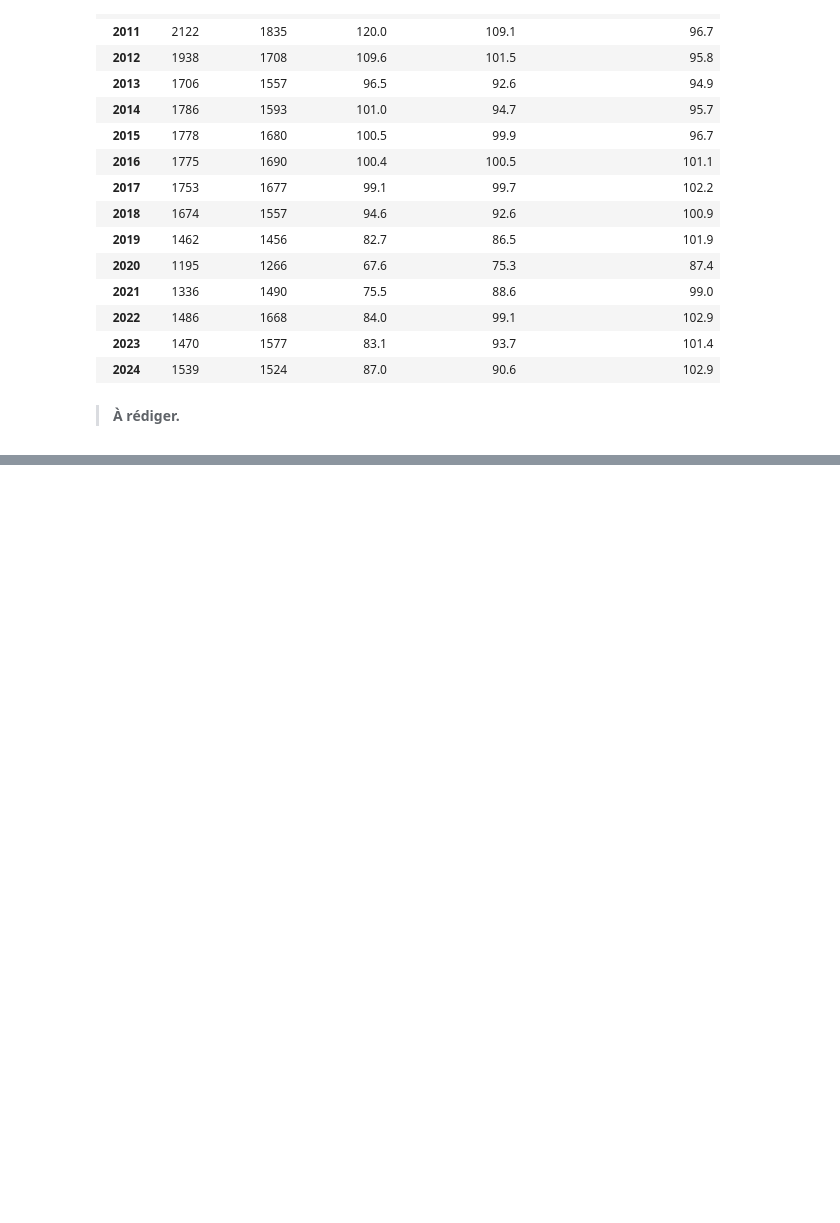
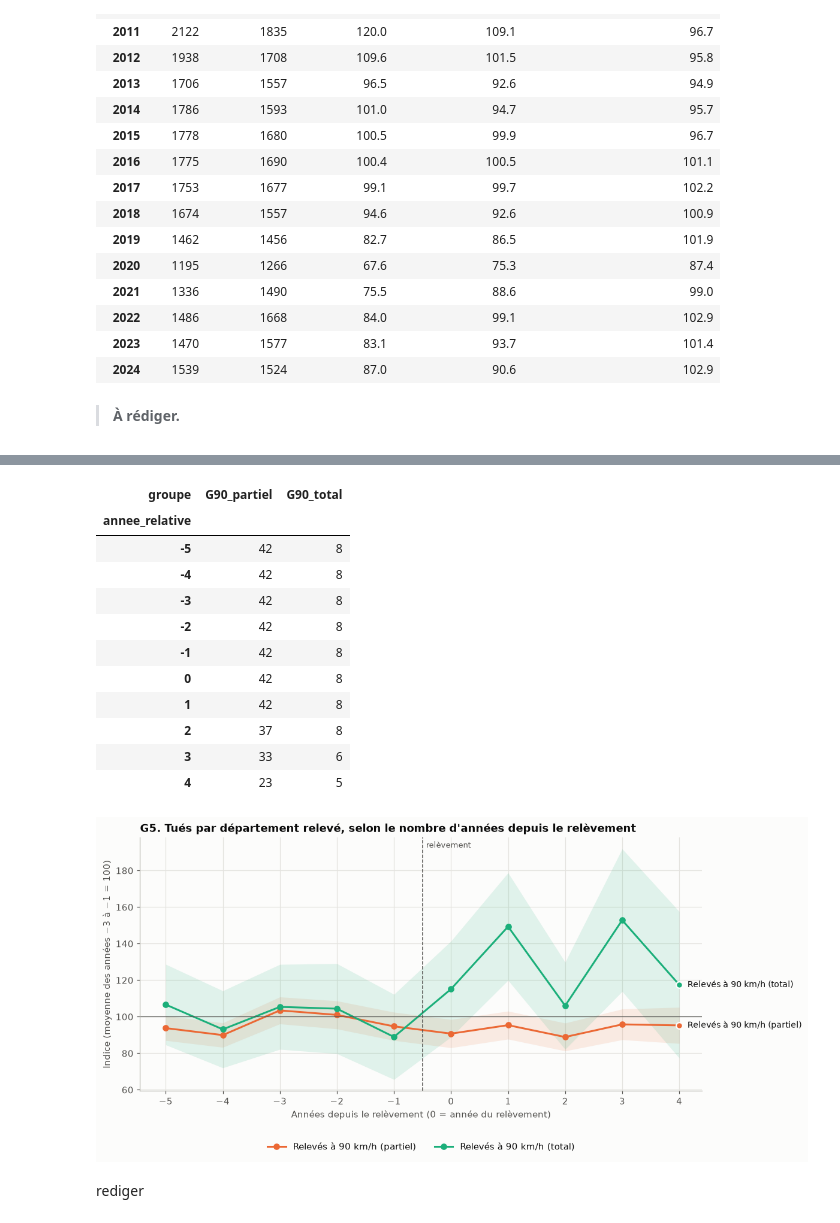
Before and after one commit to heloisegonon/projet-80kmh, a Jupyter notebook: main.ipynb, the cells around one changed output, grey strips where cells are left out. Cells and saved outputs as stored; diff of their text form; code cells hidden in the pictures; blank space fills up the shorter version.

Commit message:
Parties 4.1 4.2 4.3 du main avec compléments indicateurs nécessaires

```diff
--- a/main.ipynb
+++ b/main.ipynb
@@ -210,0 +244,20 @@ display(bilan[["tues_80", "tues_temoin", "indice_tues_80", "indice_tues_temoin",
+# %%
+evenement = ind.etude_evenement(panel, variable=VARIABLE_Q2)
+gr.tracer_evenement(evenement);
+display(evenement.pivot(index="annee_relative", columns="groupe", values="nb_departements"))
+# %% [output]
+| groupe | G90_partiel | G90_total |
+| annee_relative |  |  |
+| -5 | 42 | 8 |
+| -4 | 42 | 8 |
+| -3 | 42 | 8 |
+| -2 | 42 | 8 |
+| -1 | 42 | 8 |
+| 0 | 42 | 8 |
+| 1 | 42 | 8 |
+| 2 | 37 | 8 |
+| 3 | 33 | 6 |
+| 4 | 23 | 5 |
+[figure, added]
+# %% [markdown]
+rediger
```
Also changed, not shown: parts of 8 cells of this notebook, 1 other file.
